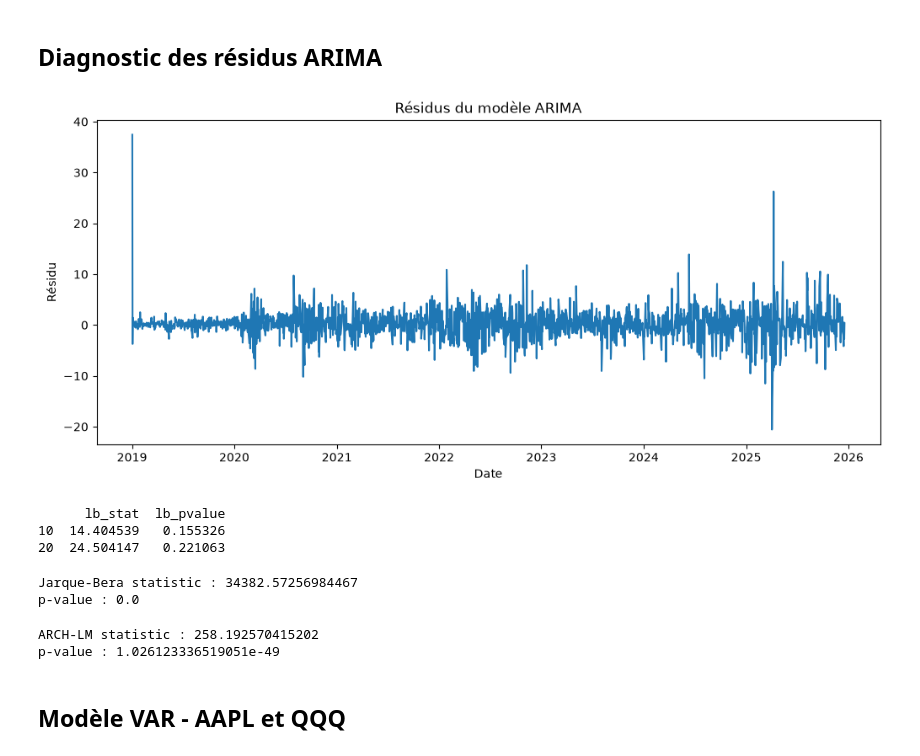
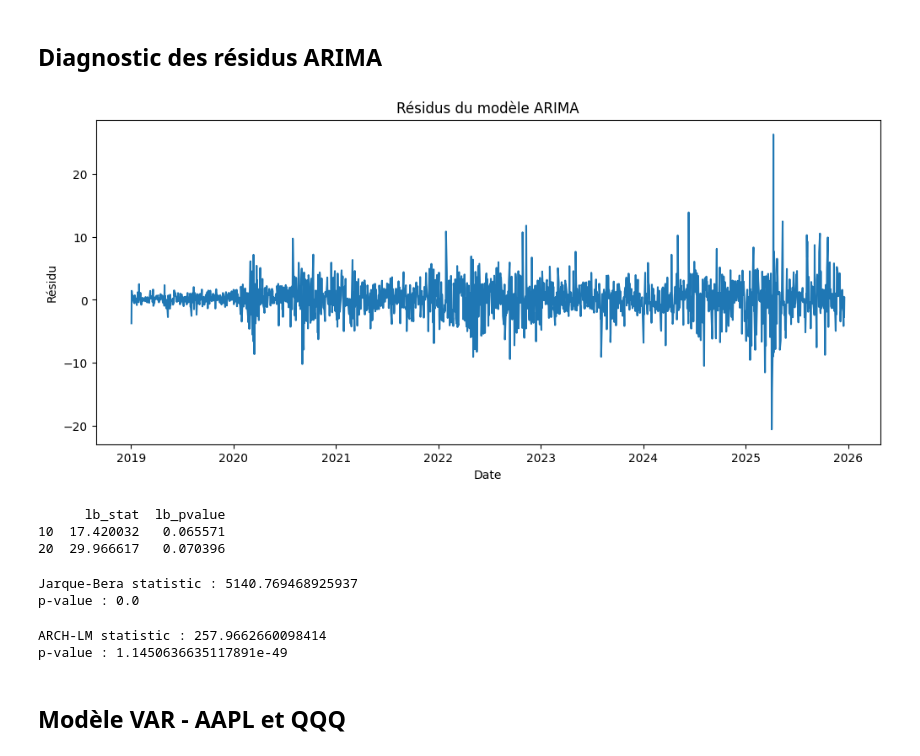
Before and after one commit to mariemdardouri/MiniProjet_SeriesTemporelles, a Jupyter notebook: notebooks/MiniProjet_TimeSeries.ipynb, the cells around one changed output. Saved outputs shown, nothing was run; the diff lists cells and outputs as text; code cells hidden in the pictures.

```diff
--- a/notebooks/MiniProjet_TimeSeries.ipynb
+++ b/notebooks/MiniProjet_TimeSeries.ipynb
@@ -537,16 +537,16 @@ Warnings:
 # %% [markdown]
 ## Diagnostic des résidus ARIMA
 # %%
-residuals_arima = arima_result.resid
+residuals_arima = arima_result.resid.iloc[1:].dropna()
 
 plt.figure(figsize=(12, 5))
 plt.plot(residuals_arima)
 plt.title("Résidus du modèle ARIMA")
 plt.xlabel("Date")
 plt.ylabel("Résidu")
 plt.show()
 # %% [output]
-[figure, old version]
+[figure, new version]
 # %%
 #test de Ljung-Box
 ljung_box = acorr_ljungbox(
@@ -558,8 +558,8 @@ ljung_box = acorr_ljungbox(
 print(ljung_box)
 # %% [output]
       lb_stat  lb_pvalue
-10  14.404539   0.155326
-20  24.504147   0.221063
+10  17.420032   0.065571
+20  29.966617   0.070396
 # %%
 #Normalité des résidus
 jb_stat, jb_pvalue = jarque_bera(residuals_arima.dropna())
@@ -567,7 +567,7 @@ jb_stat, jb_pvalue = jarque_bera(residuals_arima.dropna())
 print("Jarque-Bera statistic :", jb_stat)
 print("p-value :", jb_pvalue)
 # %% [output]
-Jarque-Bera statistic : 34382.57256984467
+Jarque-Bera statistic : 5140.769468925937
 p-value : 0.0
 # %%
 #ARCH-LM
@@ -579,8 +579,8 @@ arch_test = het_arch(residuals_arima.dropna())
 print("ARCH-LM statistic :", arch_test[0])
 print("p-value :", arch_test[1])
 # %% [output]
-ARCH-LM statistic : 258.192570415202
-p-value : 1.026123336519051e-49
+ARCH-LM statistic : 257.9662660098414
+p-value : 1.1450636635117891e-49
 # %% [markdown]
 ## Modèle VAR - AAPL et QQQ
 # %%
```
Also changed, not shown: parts of 47 cells of this notebook.
